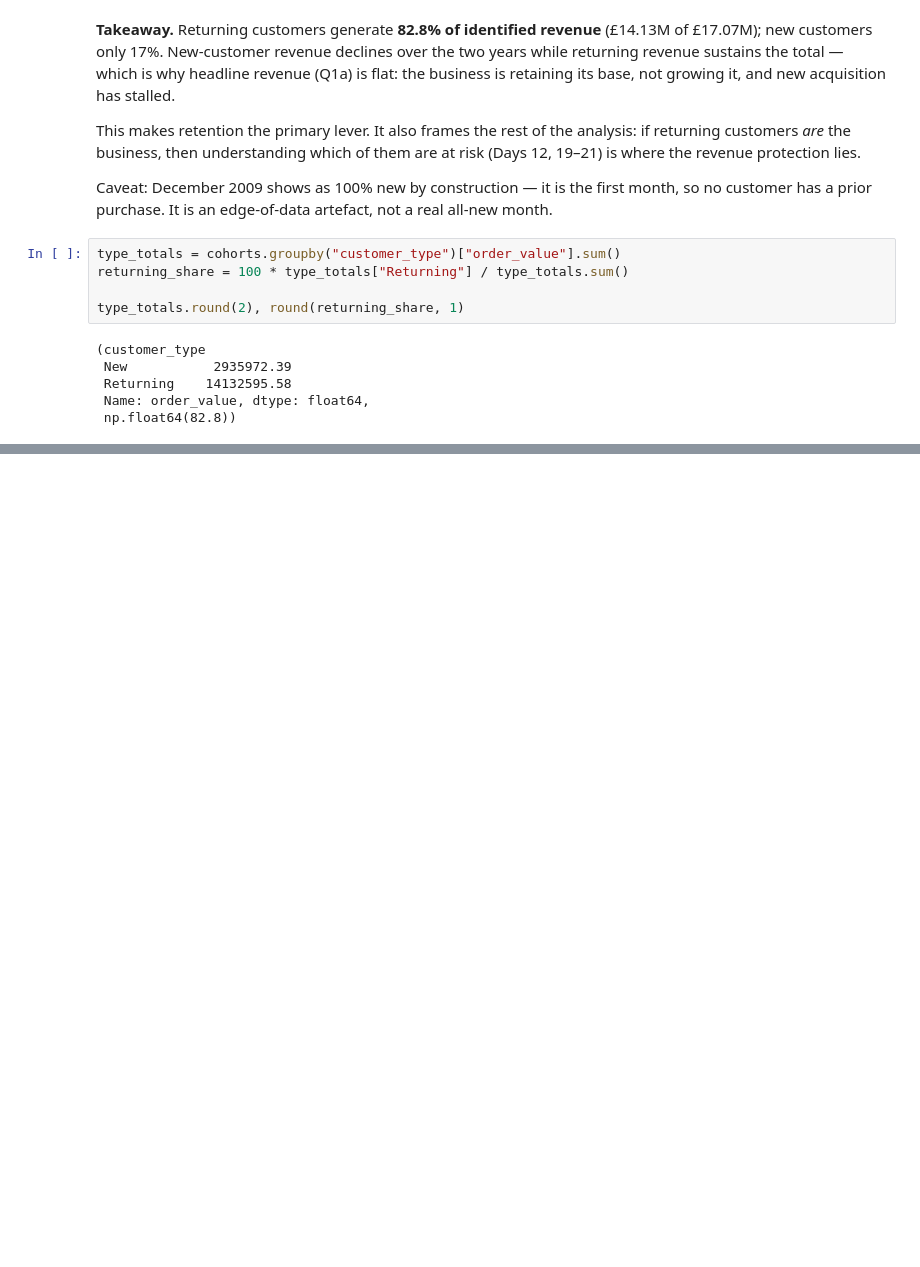
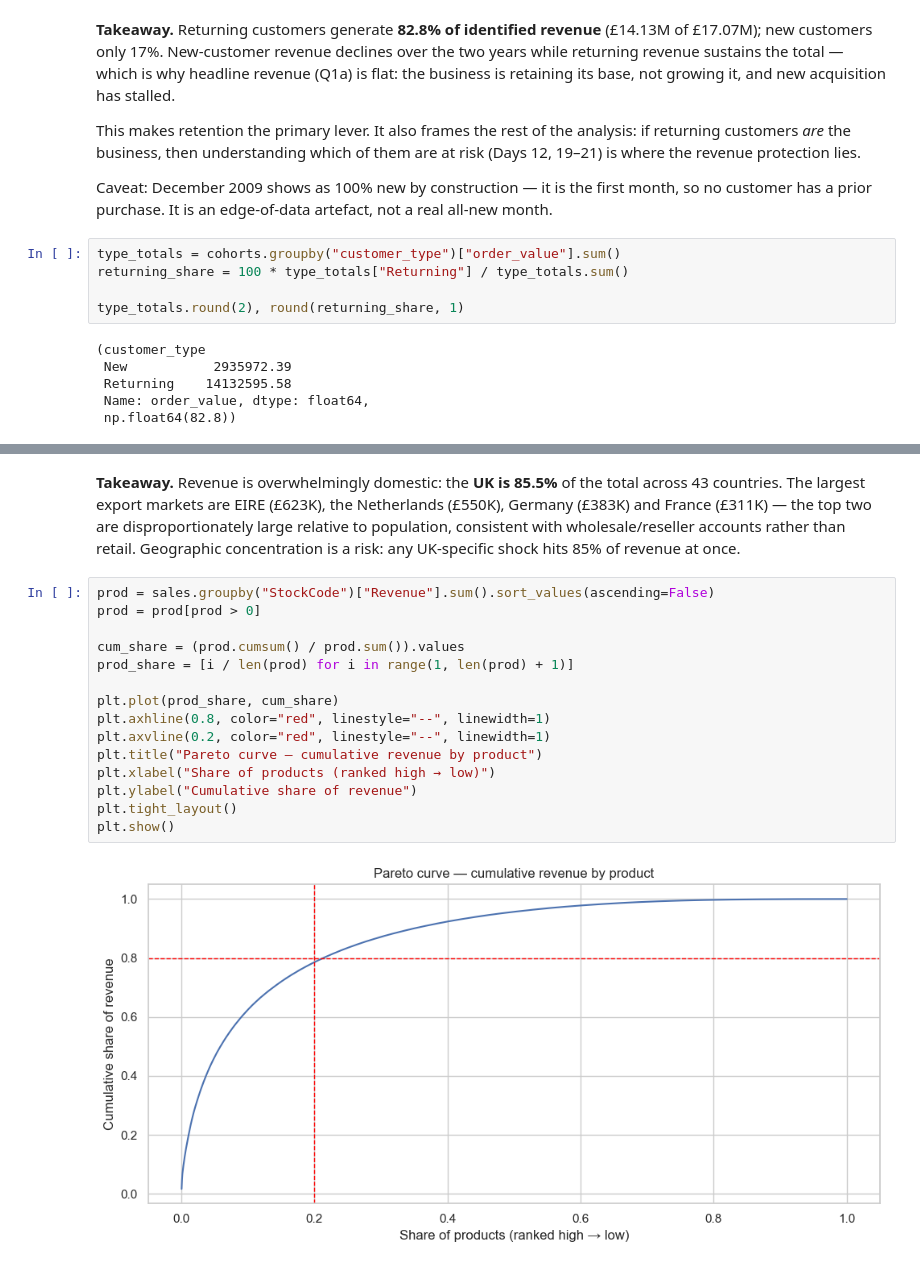
Before and after one commit to pranavsingla1207-byte/retailpulse, a Jupyter notebook: notebooks/03_eda.ipynb, the cells around one changed output, grey strips where cells are left out. Saved outputs shown, nothing was run; the diff lists cells and outputs as text; blank space fills up the shorter version.

```diff
--- a/notebooks/03_eda.ipynb
+++ b/notebooks/03_eda.ipynb
@@ -158,0 +208,19 @@ type_totals.round(2), round(returning_share, 1)
+# %% [markdown]
+**Takeaway.** Revenue is overwhelmingly domestic: the **UK is 85.5%** of the total across 43 countries. The largest export markets are EIRE (£623K), the Netherlands (£550K), Germany (£383K) and France (£311K) — the top two are disproportionately large relative to population, consistent with wholesale/reseller accounts rather than retail. Geographic concentration is a risk: any UK-specific shock hits 85% of revenue at once.
+# %%
+prod = sales.groupby("StockCode")["Revenue"].sum().sort_values(ascending=False)
+prod = prod[prod > 0]
+
+cum_share = (prod.cumsum() / prod.sum()).values
+prod_share = [i / len(prod) for i in range(1, len(prod) + 1)]
+
+plt.plot(prod_share, cum_share)
+plt.axhline(0.8, color="red", linestyle="--", linewidth=1)
+plt.axvline(0.2, color="red", linestyle="--", linewidth=1)
+plt.title("Pareto curve — cumulative revenue by product")
+plt.xlabel("Share of products (ranked high → low)")
+plt.ylabel("Cumulative share of revenue")
+plt.tight_layout()
+plt.show()
+# %% [output]
+[figure, added]
```
Also changed, not shown: parts of 8 cells of this notebook.
